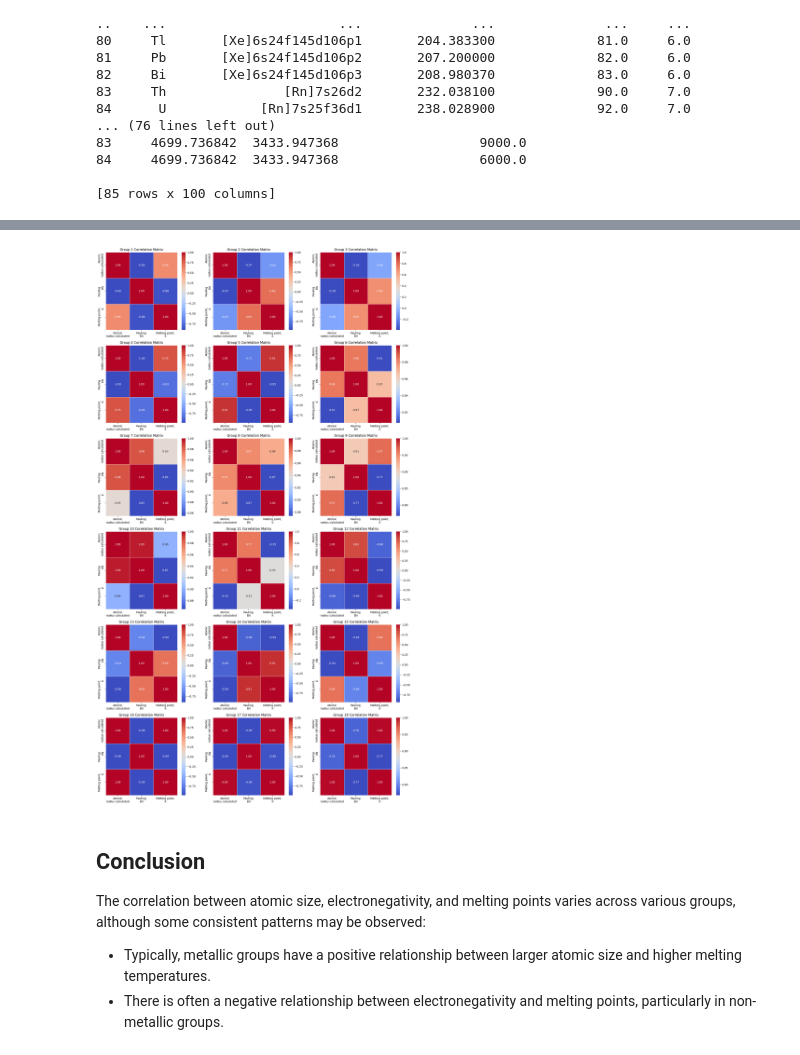
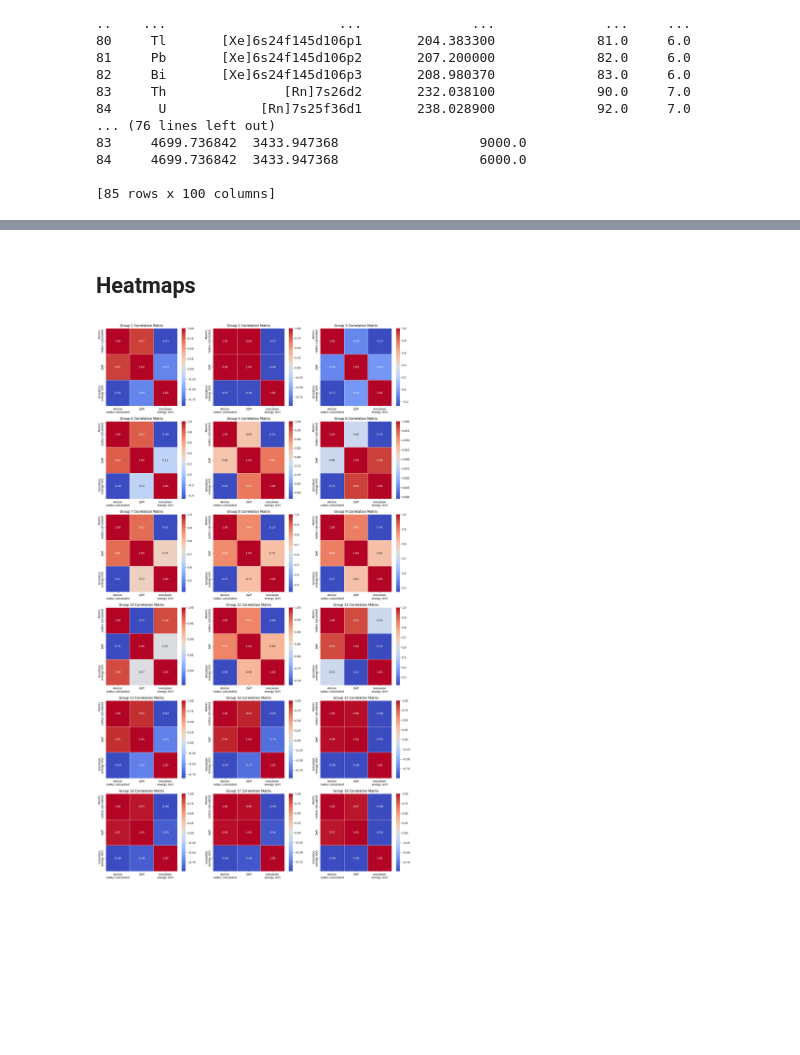
Before and after one commit to G180125/Research-Assessment-3, a Jupyter notebook: Research.ipynb, the cells around one changed output, grey strips where cells are left out. Cells and saved outputs as stored; diff of their text form; code cells hidden in the pictures; blank space fills up the shorter version.

```diff
--- a/Research.ipynb
+++ b/Research.ipynb
@@ -212,23 +209,18 @@ Upon examining the group-specific heatmaps output, one can see the relationships
+# %% [markdown]
+## Heatmaps
 # %%
-
-
 grouped = df.groupby('Group')
 
 fig, axes = plt.subplots(nrows=int(grouped.ngroups/3), ncols=3, figsize=(20, 2 * grouped.ngroups))
 
 axes = axes.flatten()
 
 for (key, group), ax in zip(grouped, axes):
-    corr_matrix = group[['Atomic\nradius calculated', 'Pauling \nEN', 'Melting point,\nK']].corr()
+    corr_matrix = group[['Atomic\nradius calculated', 'Zeff', 'Ionization\nenergy (eV)']].corr()
 
     sns.heatmap(corr_matrix, annot=True, cmap='coolwarm', fmt=".2f", linewidths=.5, ax=ax)
     ax.set_title(f'Group {key} Correlation Matrix')
 
 plt.show()
 # %% [output]
-[figure, old version]
+[figure, new version]
-# %% [markdown]
-## Conclusion
-The correlation between atomic size, electronegativity, and melting points varies across various groups, although some consistent patterns may be observed:
-- Typically, metallic groups have a positive relationship between larger atomic size and higher melting temperatures.
-- There is often a negative relationship between electronegativity and melting points, particularly in non-metallic groups.
```
Also changed, not shown: parts of 24 cells of this notebook.
